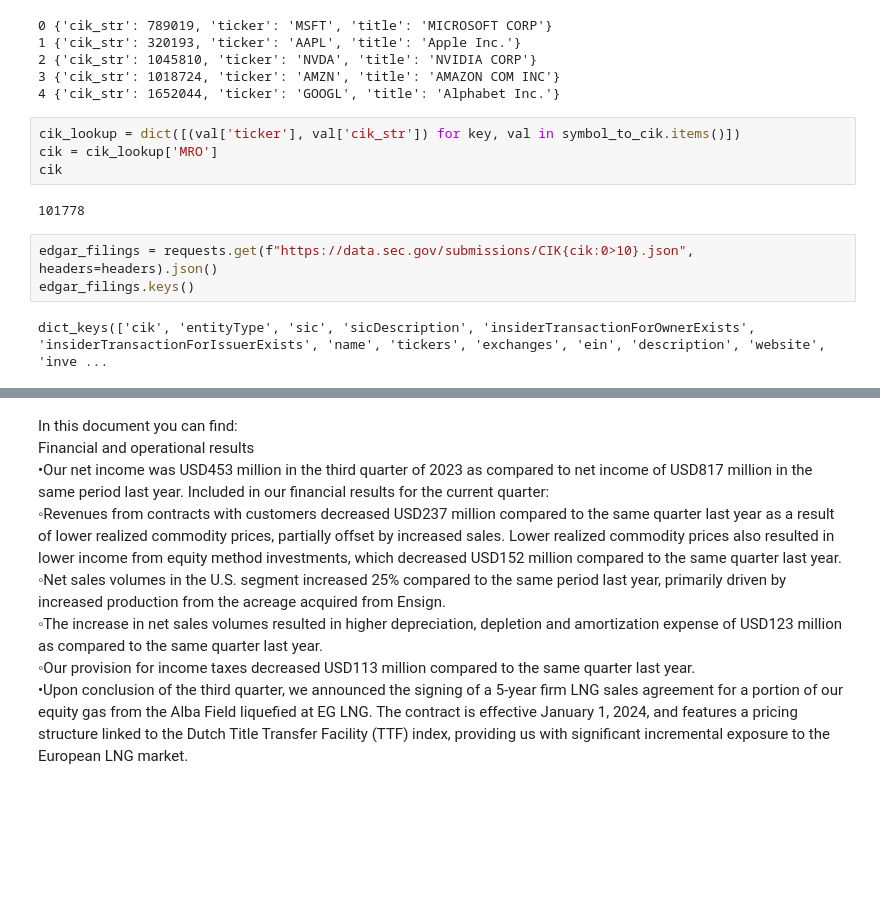
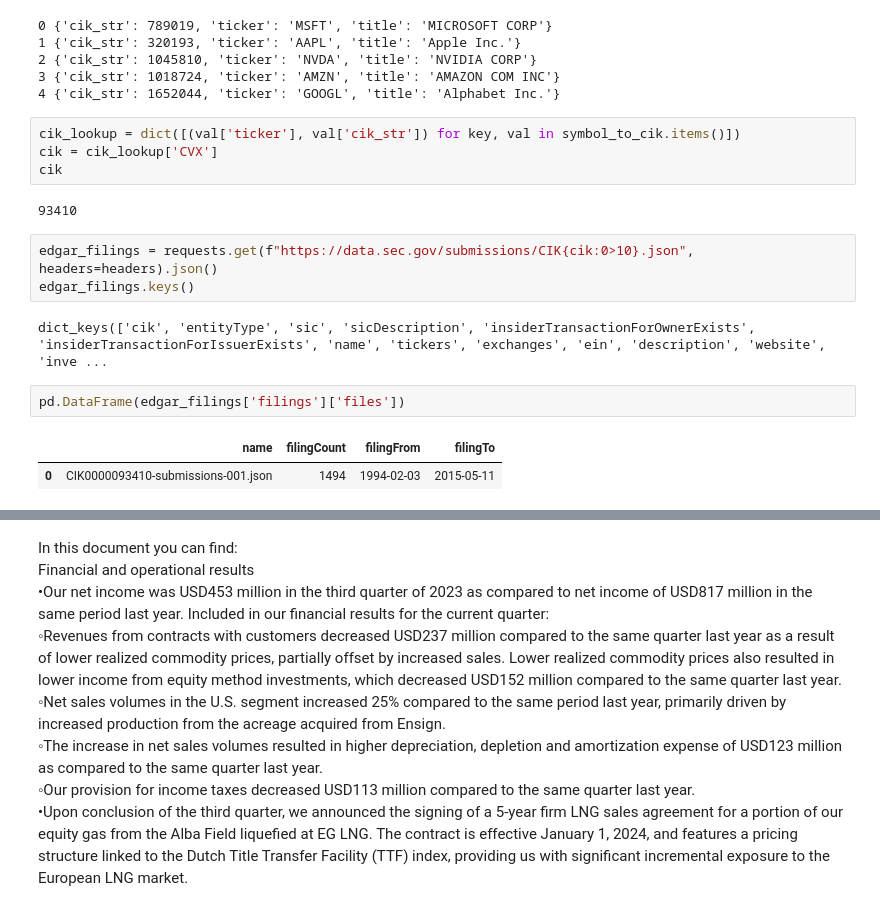
Before and after one commit to ralfcam/wqu_capstone, a Jupyter notebook: notebooks/SEC_Example.ipynb, the cells around one changed output, grey strips where cells are left out. Drawn from its saved outputs; the diff is of its cells as text; blank space fills up the shorter version.

```diff
--- a/notebooks/SEC_Example.ipynb
+++ b/notebooks/SEC_Example.ipynb
@@ -16,15 +16,20 @@ for i in range(5):
 4 {'cik_str': 1652044, 'ticker': 'GOOGL', 'title': 'Alphabet Inc.'}
 # %%
 cik_lookup = dict([(val['ticker'], val['cik_str']) for key, val in symbol_to_cik.items()])
-cik = cik_lookup['MRO']
+cik = cik_lookup['CVX']
 cik
 # %% [output]
-101778
+93410
 # %%
 edgar_filings = requests.get(f"https://data.sec.gov/submissions/CIK{cik:0>10}.json", headers=headers).json()
 edgar_filings.keys()
 # %% [output]
 dict_keys(['cik', 'entityType', 'sic', 'sicDescription', 'insiderTransactionForOwnerExists', 'insiderTransactionForIssuerExists', 'name', 'tickers', 'exchanges', 'ein', 'description', 'website', 'inve ...
+# %%
+pd.DataFrame(edgar_filings['filings']['files'])
+# %% [output]
+|  | name | filingCount | filingFrom | filingTo |
+| 0 | CIK0000093410-submissions-001.json | 1494 | 1994-02-03 | 2015-05-11 |
 # %%
 recents = pd.DataFrame(edgar_filings['filings']['recent'])
 recents.head()
```
Also changed, not shown: parts of 8 cells of this notebook, 1 other file.
